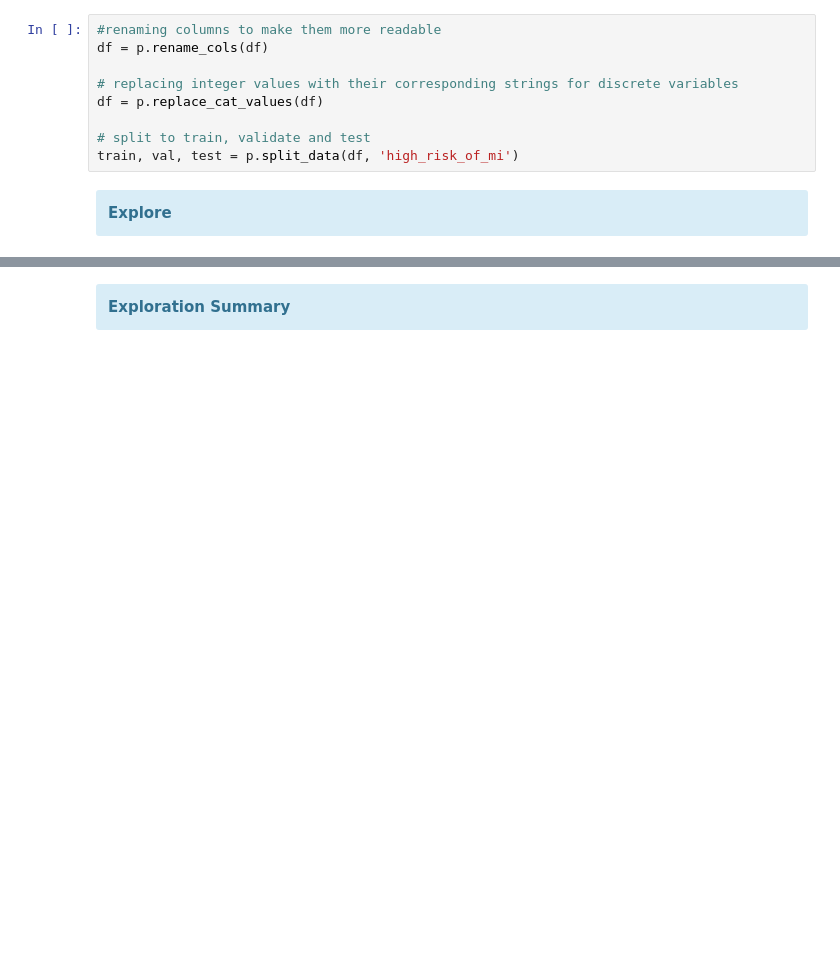
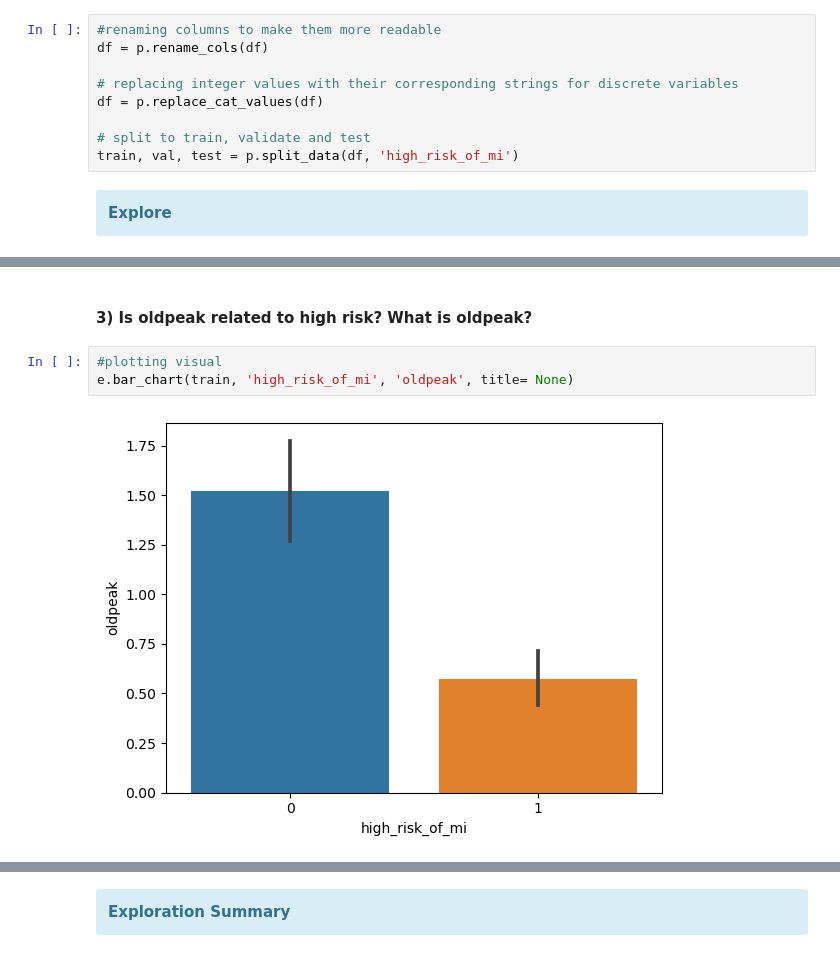
Before and after one commit to stephen-c-perry/Heart-Attack-Individual-Project, a Jupyter notebook: final_report.ipynb, the cells around one changed output, grey strips where cells are left out. Drawn from its saved outputs; the diff is of its cells as text; blank space fills up the shorter version.

```diff
--- a/final_report.ipynb
+++ b/final_report.ipynb
@@ -49,0 +92,7 @@ train, val, test = p.split_data(df, 'high_risk_of_mi')
+# %% [markdown]
+#### 3) Is oldpeak related to high risk?  What is oldpeak?
+# %%
+#plotting visual
+e.bar_chart(train, 'high_risk_of_mi', 'oldpeak', title= None)
+# %% [output]
+[figure, added]
```
Also changed, not shown: parts of 20 cells of this notebook, 7 other files.
